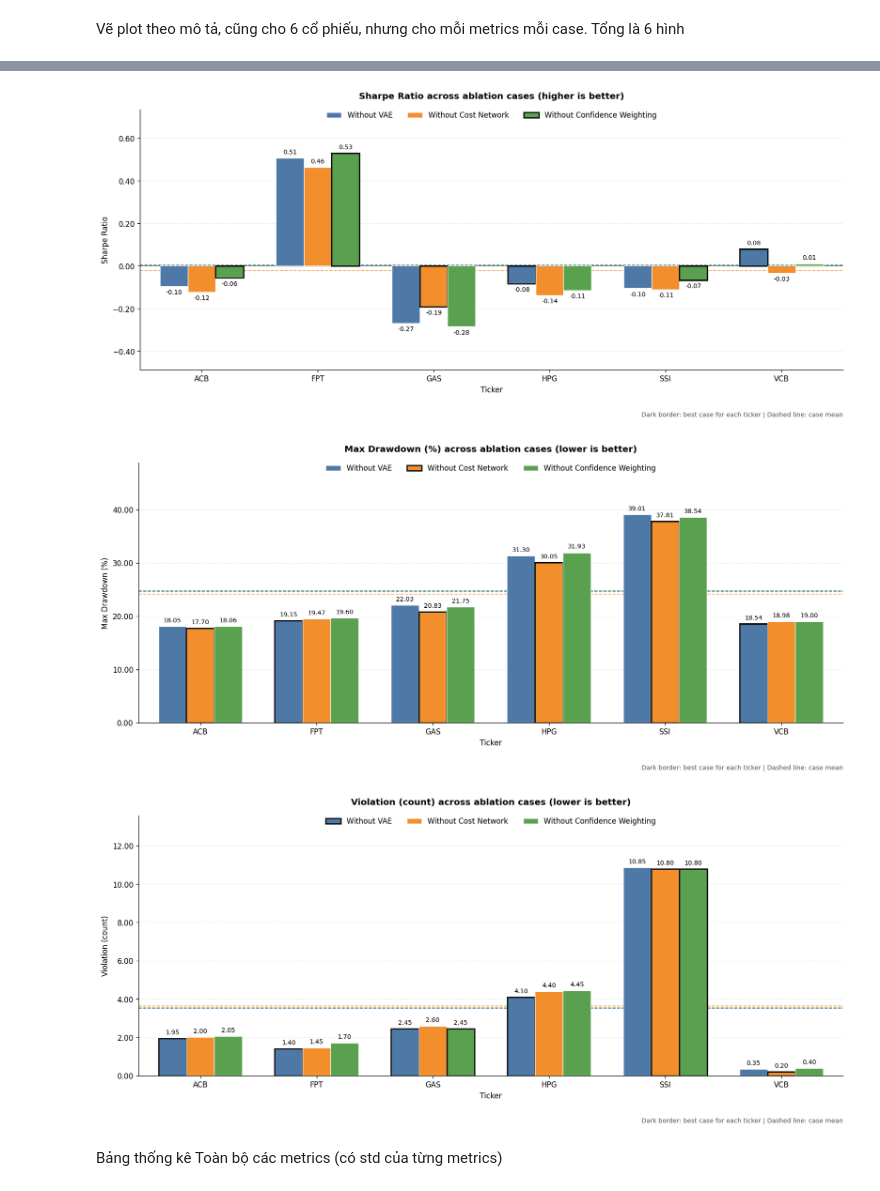
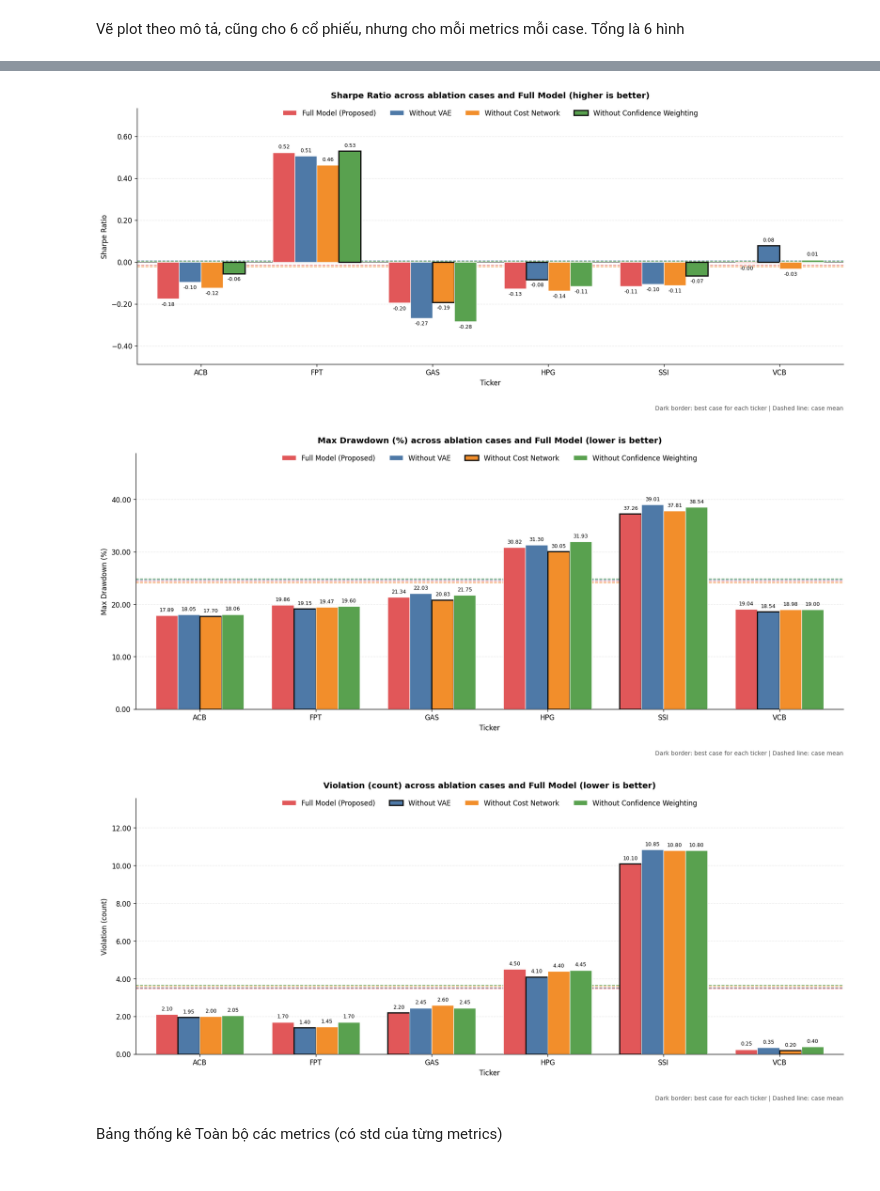
Before and after one commit to kohi-vip/SARSA_FinancialRL, a Jupyter notebook: application/JOURNAL_2026/ablation_study_graph.ipynb, the cells around one changed output, grey strips where cells are left out. Drawn from its saved outputs; the diff is of its cells as text; code cells hidden in the pictures.

Commit message:
Update graph

```diff
--- a/application/JOURNAL_2026/ablation_study_graph.ipynb
+++ b/application/JOURNAL_2026/ablation_study_graph.ipynb
@@ -206,6 +403,21 @@ Vẽ plot theo mô tả, cũng cho 6 cổ phiếu, nhưng cho mỗi metrics mỗ
 # %%
-# Mỗi metric tạo một hình: 6 ticker x 3 ablation case.
-CASE_COLORS = {
+# Mỗi metric tạo một hình: 6 ticker x 4 case (Bản chính đầy đủ + 3 case ablation).
+CASES_TO_PLOT = (
+    'full_model',
+    'without_vae',
+    'without_cost_network',
+    'without_confident_weighting',
+)
+
+CASE_LABELS_TO_PLOT = {
+    'full_model': 'Full Model (Proposed)',
+    'without_vae': 'Without VAE',
+    'without_cost_network': 'Without Cost Network',
+    'without_confident_weighting': 'Without Confidence Weighting',
+}
+
+CASE_COLORS_TO_PLOT = {
+    'full_model': '#E15759',
     'without_vae': '#4E79A7',
     'without_cost_network': '#F28E2B',
     'without_confident_weighting': '#59A14F',
@@ -216,22 +428,41 @@ CASE_COLORS = {
 LOWER_IS_BETTER = {'test_max_drawdown_mean', 'test_violations_mean'}
 
 
+def annotate_bar_plot(ax, bar, value, fontsize=8):
+    """Ghi giá trị trung bình lên từng cột với kích thước chữ phù hợp khi có 4 cột."""
+    if not np.isfinite(value):
+        return
+    offset = 4 if value >= 0 else -4
+    ax.annotate(
+        f'{value:,.2f}',
+        (bar.get_x() + bar.get_width() / 2, value),
+        xytext=(0, offset),
+        textcoords='offset points',
+        ha='center',
+        va='bottom' if value >= 0 else 'top',
+        fontsize=fontsize,
+        clip_on=False,
+    )
+
+
 def plot_metric_across_cases(column, label):
+    data_source = combined_results if 'combined_results' in globals() else ablation_results
     comparison = (
-        ablation_results
+        data_source
         .drop_duplicates(['_ticker', '_case'], keep='last')
         .pivot(index='_ticker', columns='_case', values=column)
-        .reindex(index=TICKERS, columns=CASES)
+        .reindex(index=TICKERS, columns=CASES_TO_PLOT)
         .apply(pd.to_numeric, errors='coerce')
     )
 
     if comparison.isna().all(axis=None):
         raise ValueError(f'Metric {column} không có dữ liệu hợp lệ.')
 
-    fig, ax = plt.subplots(figsize=(14, 6.2), constrained_layout=True)
+    fig, ax = plt.subplots(figsize=(15, 6.5), constrained_layout=True)
     x = np.arange(len(TICKERS), dtype=float)
-    width = 0.24
-    offsets = (np.arange(len(CASES)) - (len(CASES) - 1) / 2) * width
+    n_cases = len(CASES_TO_PLOT)
+    width = 0.19
+    offsets = (np.arange(n_cases) - (n_cases - 1) / 2) * width
 
     values_matrix = comparison.to_numpy(dtype=float)
     best_values = (
@@ -240,14 +471,14 @@ def plot_metric_across_cases(column, label):
         else np.nanmax(values_matrix, axis=1)
     )
 
-    for offset, case in zip(offsets, CASES):
+    for offset, case in zip(offsets, CASES_TO_PLOT):
         values = comparison[case].to_numpy(dtype=float)
         bars = ax.bar(
             x + offset,
             values,
             width=width,
-            label=CASE_LABELS[case],
-            color=CASE_COLORS[case],
+            label=CASE_LABELS_TO_PLOT[case],
+            color=CASE_COLORS_TO_PLOT[case],
             edgecolor=['#111111' if np.isclose(value, best, equal_nan=False) else 'white'
                        for value, best in zip(values, best_values)],
             linewidth=[1.8 if np.isclose(value, best, equal_nan=False) else 0.8
@@ -255,17 +486,17 @@ def plot_metric_across_cases(column, label):
             zorder=3,
         )
         for bar, value in zip(bars, values):
-            annotate_bar(ax, bar, value)
+            annotate_bar_plot(ax, bar, value, fontsize=7.5)
 
         # Đường nét đứt biểu diễn trung bình trên 6 ticker của case.
         case_mean = np.nanmean(values)
         ax.axhline(
-            case_mean, color=CASE_COLORS[case], linestyle='--',
+            case_mean, color=CASE_COLORS_TO_PLOT[case], linestyle='--',
             linewidth=1.15, alpha=0.75, zorder=2,
         )
 
     direction = 'lower is better' if column in LOWER_IS_BETTER else 'higher is better'
-    ax.set_title(f'{label} across ablation cases ({direction})', pad=15, weight='bold')
+    ax.set_title(f'{label} across ablation cases and Full Model ({direction})', pad=15, weight='bold')
     ax.set_xlabel('Ticker')
     ax.set_ylabel(label)
     ax.set_xticks(x, TICKERS)
@@ -274,7 +505,7 @@ def plot_metric_across_cases(column, label):
     ax.yaxis.set_major_formatter(mticker.StrMethodFormatter('{x:,.2f}'))
     ax.margins(x=0.03, y=0.25)
     ax.legend(
-        loc='upper center', bbox_to_anchor=(0.5, 1.02), ncol=len(CASES),
+        loc='upper center', bbox_to_anchor=(0.5, 1.02), ncol=n_cases,
         frameon=False,
     )
     ax.text(
@@ -296,6 +527,6 @@ for metric_column, metric_label in METRICS:
-[figure, old version]
+[figure, new version]
-[figure, old version]
+[figure, new version]
-[figure, old version]
+[figure, new version]
 # %% [markdown]
 Bảng thống kê Toàn bộ các metrics (có std của từng metrics)
 # %%
```
Also changed, not shown: parts of 3 cells of this notebook.
